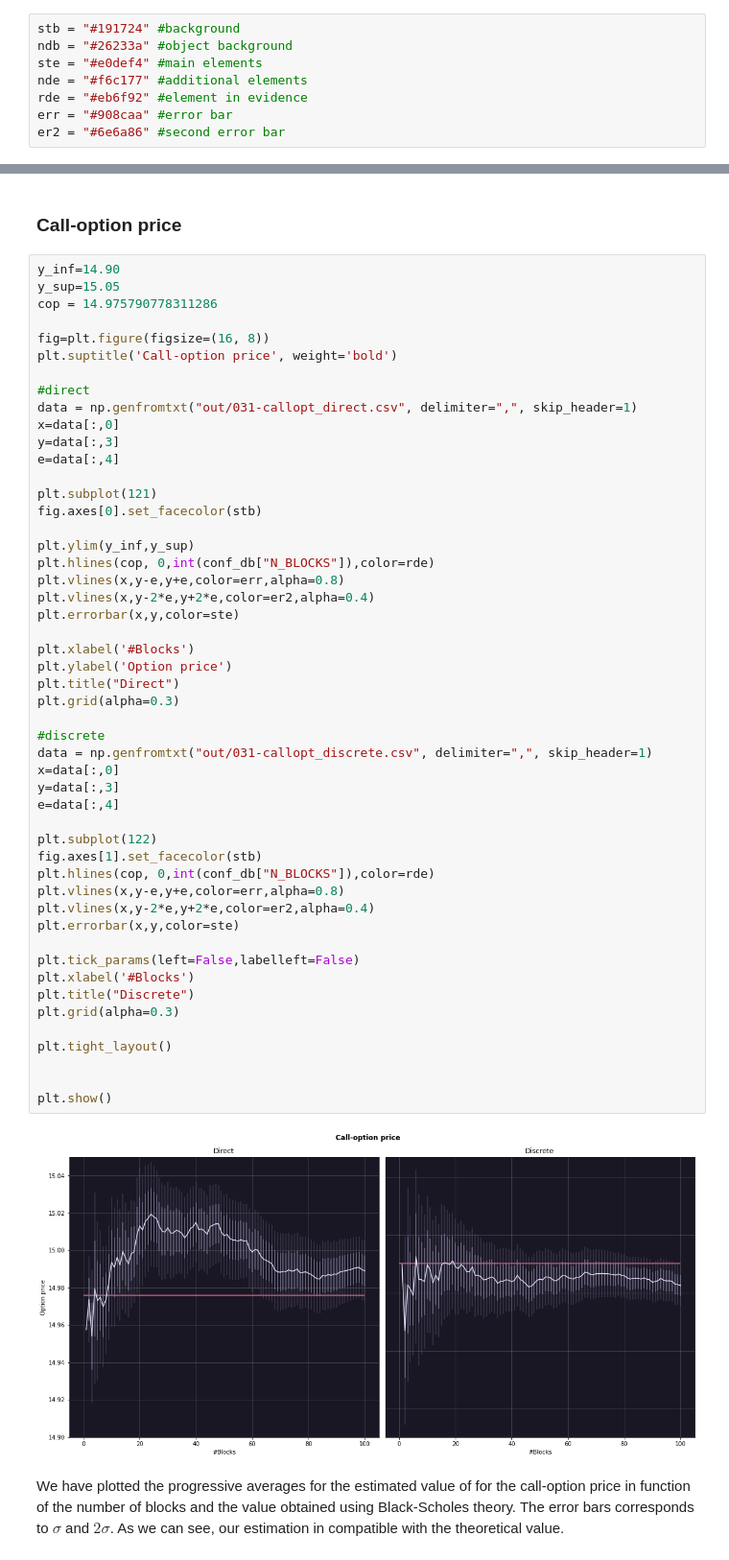
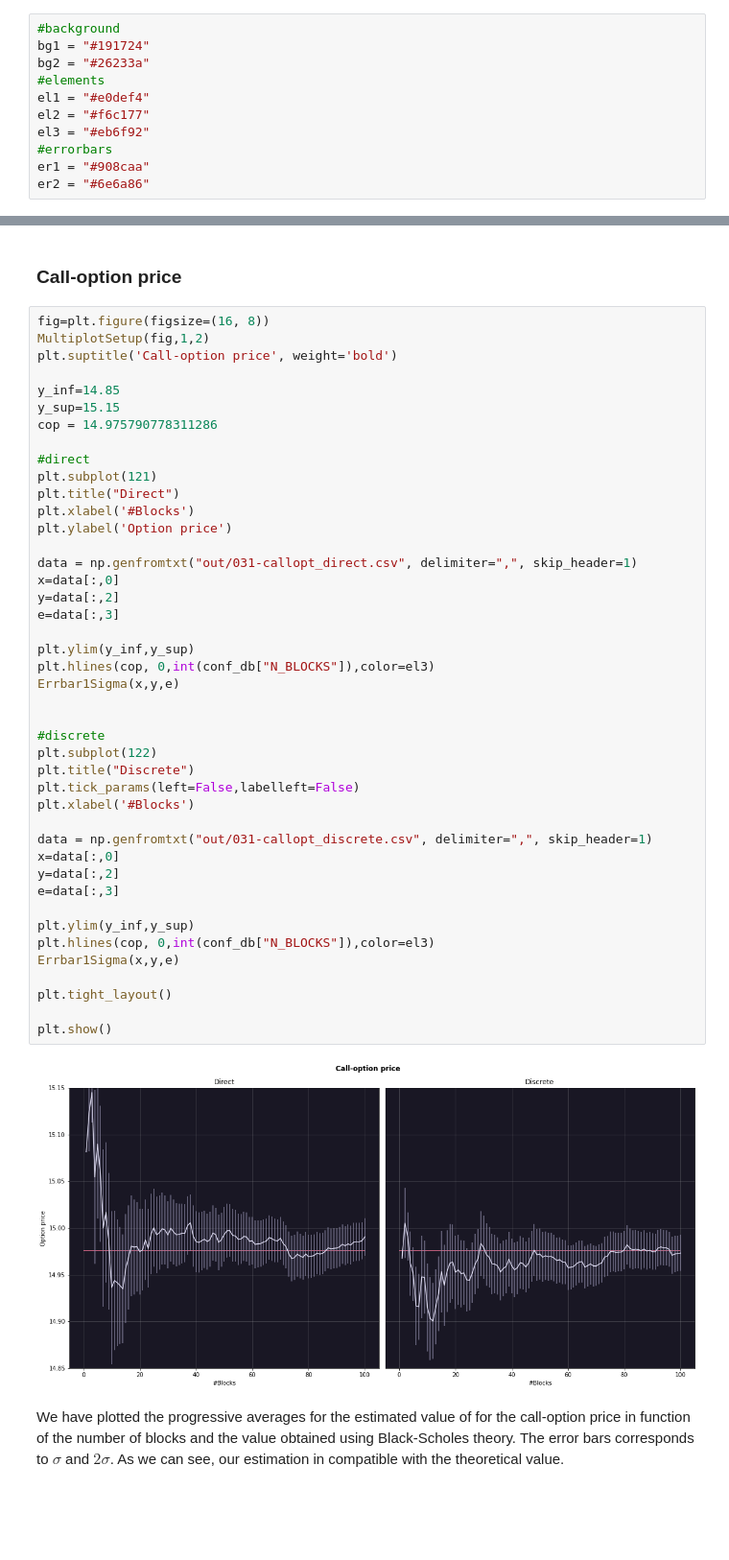
Before and after one commit to ormfav/LsnDavideVallenzasca, a Jupyter notebook: 03/03.ipynb, the cells around one changed output, grey strips where cells are left out. Shown at 96% size. Saved outputs shown, nothing was run; the diff lists cells and outputs as text; blank space fills up the shorter version.

```diff
--- a/03/03.ipynb
+++ b/03/03.ipynb
@@ -24,13 +50,16 @@ def PrintConf(d):
 # %% [markdown]
 #### Colors, just for fun
 # %%
-stb = "#191724" #background
-ndb = "#26233a" #object background
-ste = "#e0def4" #main elements
-nde = "#f6c177" #additional elements
-rde = "#eb6f92" #element in evidence
-err = "#908caa" #error bar
-er2 = "#6e6a86" #second error bar
+#background
+bg1 = "#191724"
+bg2 = "#26233a"
+#elements
+el1 = "#e0def4"
+el2 = "#f6c177"
+el3 = "#eb6f92"
+#errorbars
+er1 = "#908caa"
+er2 = "#6e6a86"
 # %% [markdown]
 ## 03.1 - Montecarlo simulation of the european call&put-option prices
 # %% [markdown]
@@ -84,57 +113,50 @@ N_INTERVALS        100
 # %% [markdown]
 ### Call-option price
 # %%
-y_inf=14.90
-y_sup=15.05
+fig=plt.figure(figsize=(16, 8))
+MultiplotSetup(fig,1,2)
+plt.suptitle('Call-option price', weight='bold')
+
+y_inf=14.85
+y_sup=15.15
 cop = 14.975790778311286
 
-fig=plt.figure(figsize=(16, 8))
-plt.suptitle('Call-option price', weight='bold')
+#direct
+plt.subplot(121)
+plt.title("Direct")
+plt.xlabel('#Blocks')
+plt.ylabel('Option price')
 
-#direct
 data = np.genfromtxt("out/031-callopt_direct.csv", delimiter=",", skip_header=1)
 x=data[:,0]
-y=data[:,3]
-e=data[:,4]
-
-plt.subplot(121)
-fig.axes[0].set_facecolor(stb)
+y=data[:,2]
+e=data[:,3]
 
 plt.ylim(y_inf,y_sup)
-plt.hlines(cop, 0,int(conf_db["N_BLOCKS"]),color=rde)
-plt.vlines(x,y-e,y+e,color=err,alpha=0.8)
-plt.vlines(x,y-2*e,y+2*e,color=er2,alpha=0.4)
-plt.errorbar(x,y,color=ste)
+plt.hlines(cop, 0,int(conf_db["N_BLOCKS"]),color=el3)
+Errbar1Sigma(x,y,e)
 
-plt.xlabel('#Blocks')
-plt.ylabel('Option price')
-plt.title("Direct")
-plt.grid(alpha=0.3)
 
 #discrete
+plt.subplot(122)
+plt.title("Discrete")
+plt.tick_params(left=False,labelleft=False)
+plt.xlabel('#Blocks')
+
 data = np.genfromtxt("out/031-callopt_discrete.csv", delimiter=",", skip_header=1)
 x=data[:,0]
-y=data[:,3]
-e=data[:,4]
+y=data[:,2]
+e=data[:,3]
 
-plt.subplot(122)
-fig.axes[1].set_facecolor(stb)
-plt.hlines(cop, 0,int(conf_db["N_BLOCKS"]),color=rde)
-plt.vlines(x,y-e,y+e,color=err,alpha=0.8)
-plt.vlines(x,y-2*e,y+2*e,color=er2,alpha=0.4)
-plt.errorbar(x,y,color=ste)
-
-plt.tick_params(left=False,labelleft=False)
-plt.xlabel('#Blocks')
-plt.title("Discrete")
-plt.grid(alpha=0.3)
+plt.ylim(y_inf,y_sup)
+plt.hlines(cop, 0,int(conf_db["N_BLOCKS"]),color=el3)
+Errbar1Sigma(x,y,e)
 
 plt.tight_layout()
 
-
 plt.show()
 # %% [output]
-[figure, old version]
+[figure, new version]
 # %% [markdown]
 We have plotted the progressive averages for the estimated value of for the call-option price in function of the number of blocks and the value obtained using Black-Scholes theory. The error bars corresponds to $\sigma$ and $2\sigma$. As we can see, our estimation in compatible with the theoretical value.
 # %% [markdown]
```
Also changed, not shown: parts of 2 cells of this notebook, 21 other files.
